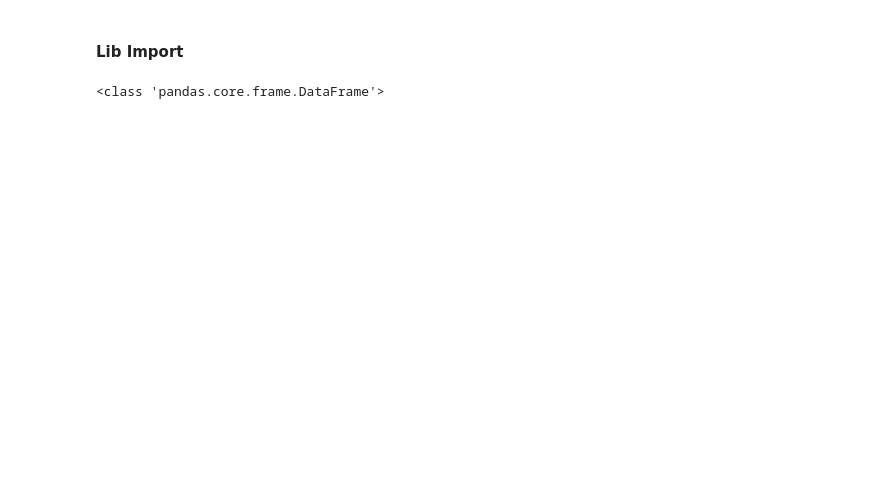
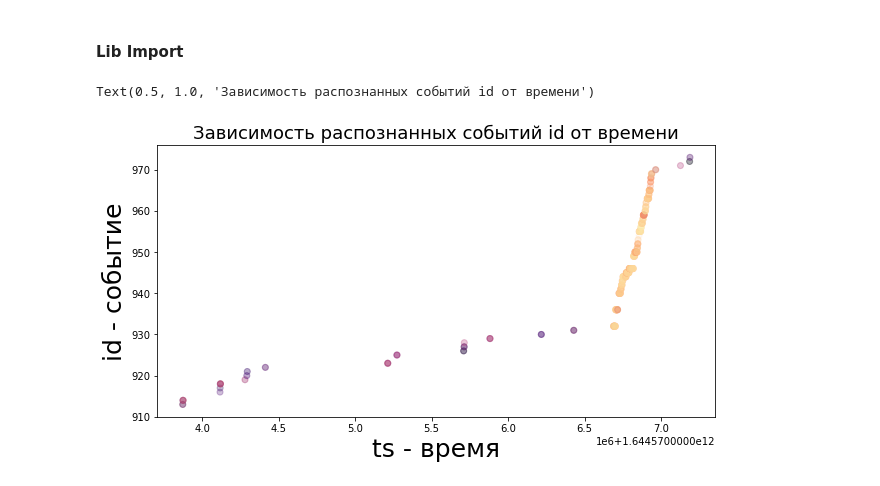
Before and after one commit to enotbeta/thermal-diplom, a Jupyter notebook: Main script.ipynb, the cells around one changed output. Cells and saved outputs as stored; diff of their text form; code cells hidden in the pictures; blank space fills up the shorter version.

```diff
--- a/Main script.ipynb
+++ b/Main script.ipynb
@@ -12,7 +12,7 @@ from sklearn.cluster import KMeans
 # %%
 url = "https://pastebin.com/raw/j30qh61S"
 #resp = urllib.request.urlopen(url_data)
-data1 = pd.read_csv(r'./dataset/2_18.02-25.02.csv', header=0, sep =',')
+data1 = pd.read_csv(r'./dataset/Sochi10-11.csv', header=0, sep =',')
 # %%
 data1 = data1.loc[data1['temperatureAvg'] > 1]
 data1 = data1.loc[data1['temperatureSdv'] > 1]
@@ -31,4 +30,10 @@ data1 = data1.loc[data1['temperatureAvg'] < 3500]
-# %%
-print(type(data1))
-# %% [output]
-<class 'pandas.core.frame.DataFrame'>
+# %%
+fig = plt.figure(figsize=(10, 5))
+plot = fig.add_subplot(111)
+plot.scatter(data1['ts'], data1['id'], c = data1['temperatureAvg'], cmap = "magma", alpha=0.1)
+plot.set_xlabel('ts - время', fontsize = 25, color = 'black')
+plot.set_ylabel('id - событие', fontsize = 25, color = 'black')
+plot.set_title('Зависимость распознанных событий id от времени',  fontsize = 18, color = 'black')
+# %% [output]
+Text(0.5, 1.0, 'Зависимость распознанных событий id от времени')
+[figure, added]
```
Also changed, not shown: parts of 16 cells of this notebook, 1 other file.
